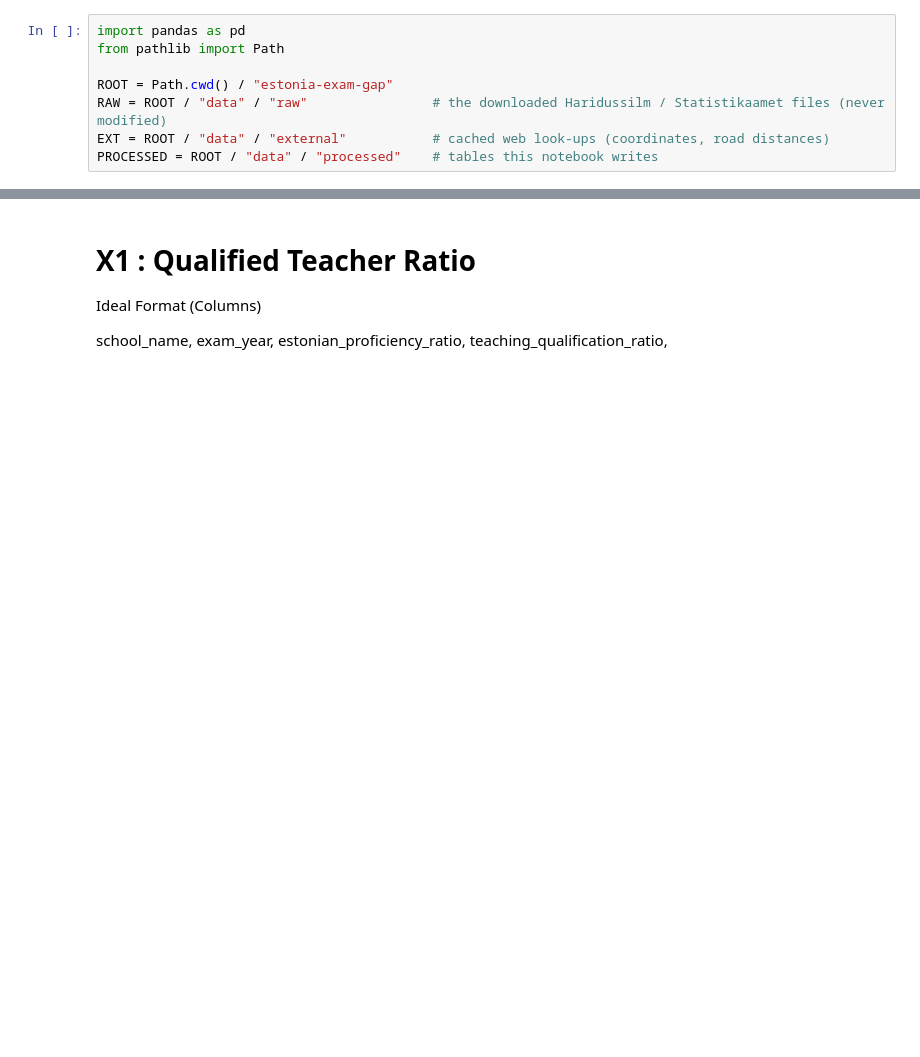
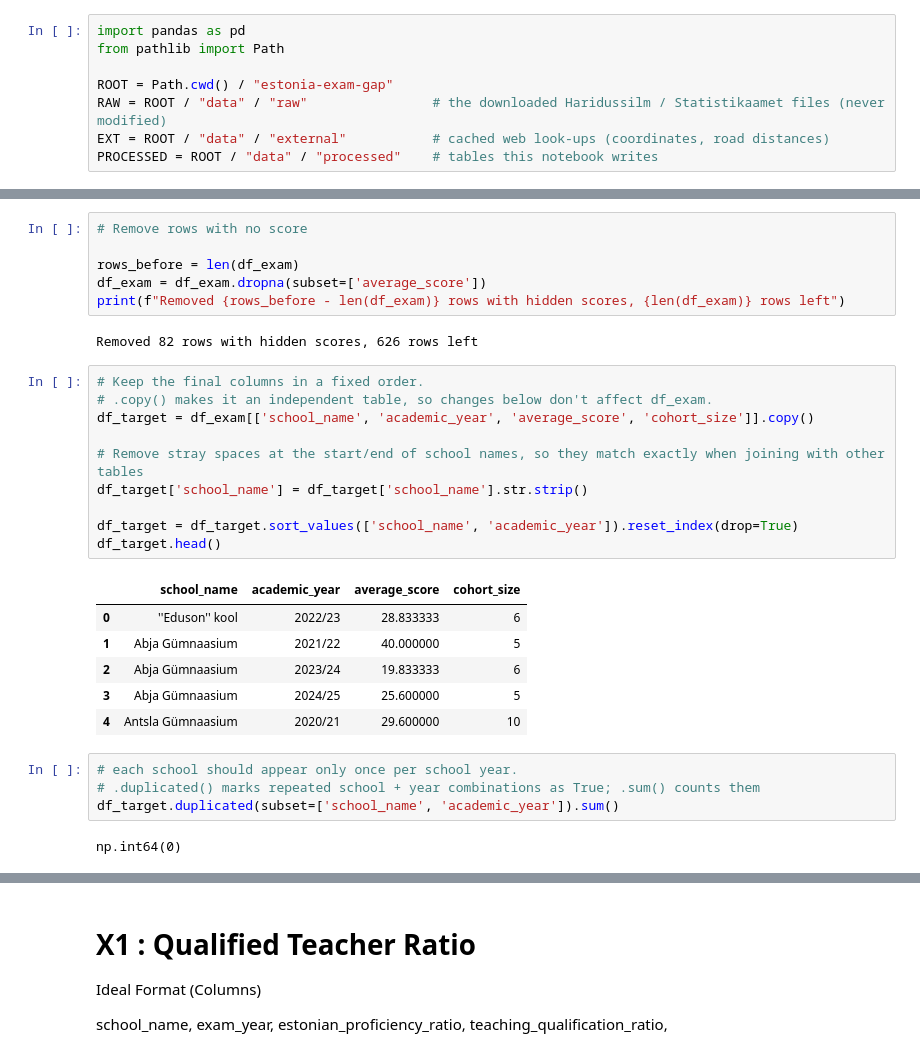
Before and after one commit to valpar/estonia-exam-gap, a Jupyter notebook: notebooks/Features.ipynb, the cells around one changed output, grey strips where cells are left out. Saved outputs shown, nothing was run; the diff lists cells and outputs as text; blank space fills up the shorter version.

Commit message:
Add target section (Y) before X1

```diff
--- a/notebooks/Features.ipynb
+++ b/notebooks/Features.ipynb
@@ -12,0 +163,31 @@ fatal: destination path 'estonia-exam-gap' already exists and is not an empty di
+# %%
+# Remove rows with no score
+
+rows_before = len(df_exam)
+df_exam = df_exam.dropna(subset=['average_score'])
+print(f"Removed {rows_before - len(df_exam)} rows with hidden scores, {len(df_exam)} rows left")
+# %% [output]
+Removed 82 rows with hidden scores, 626 rows left
+# %%
+# Keep the final columns in a fixed order.
+# .copy() makes it an independent table, so changes below don't affect df_exam.
+df_target = df_exam[['school_name', 'academic_year', 'average_score', 'cohort_size']].copy()
+
+# Remove stray spaces at the start/end of school names, so they match exactly when joining with other tables
+df_target['school_name'] = df_target['school_name'].str.strip()
+
+df_target = df_target.sort_values(['school_name', 'academic_year']).reset_index(drop=True)
+df_target.head()
+# %% [output]
+|  | school_name | academic_year | average_score | cohort_size |
+| 0 | ''Eduson'' kool | 2022/23 | 28.833333 | 6 |
+| 1 | Abja Gümnaasium | 2021/22 | 40.000000 | 5 |
+| 2 | Abja Gümnaasium | 2023/24 | 19.833333 | 6 |
+| 3 | Abja Gümnaasium | 2024/25 | 25.600000 | 5 |
+| 4 | Antsla Gümnaasium | 2020/21 | 29.600000 | 10 |
+# %%
+# each school should appear only once per school year.
+# .duplicated() marks repeated school + year combinations as True; .sum() counts them
+df_target.duplicated(subset=['school_name', 'academic_year']).sum()
+# %% [output]
+np.int64(0)
```
Also changed, not shown: parts of 18 cells of this notebook.
